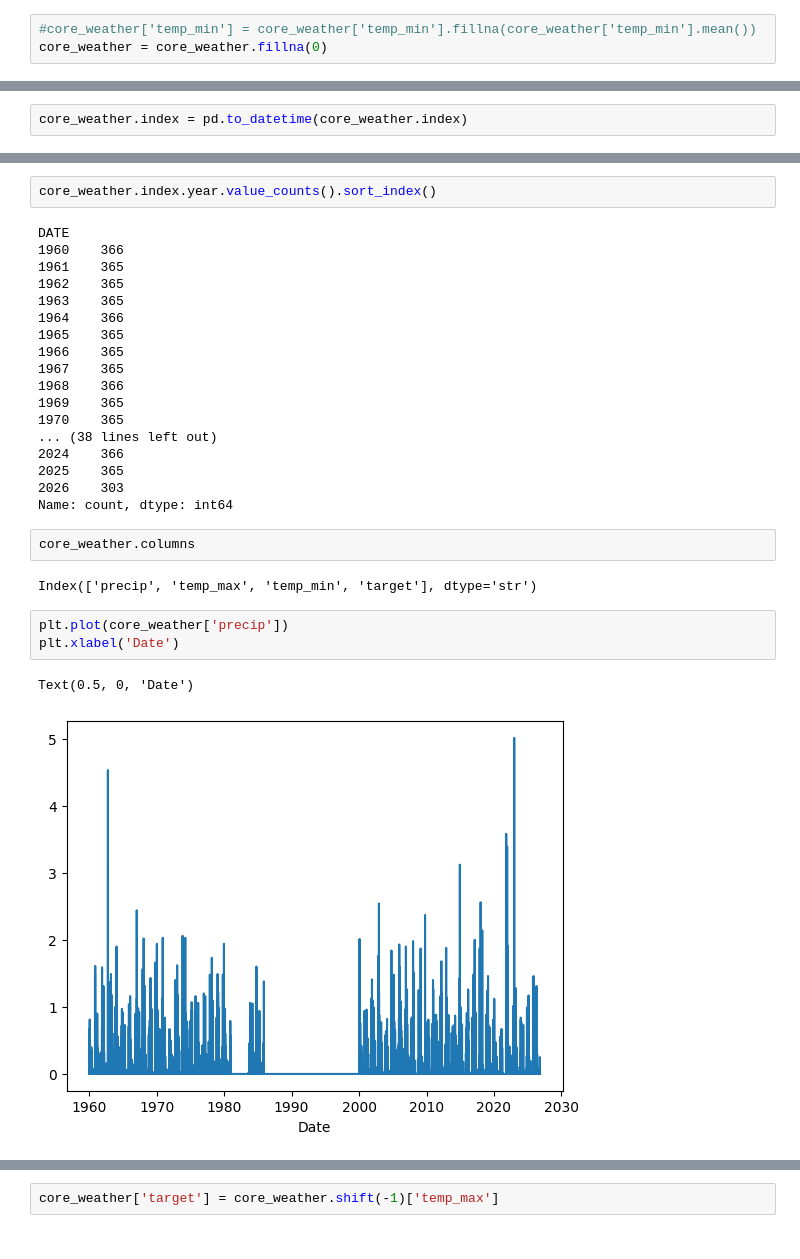
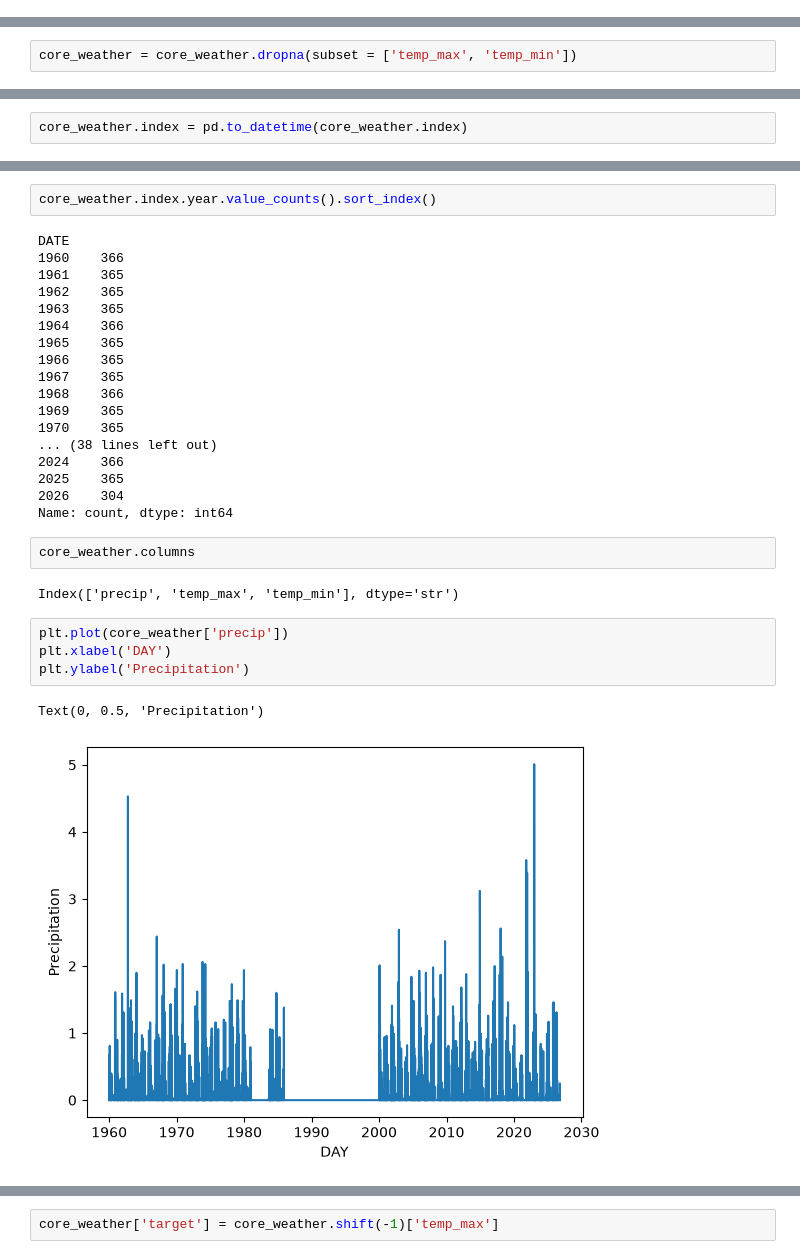
Before and after one commit to AtiJoolaei/Weather_prediciotn_Ridge_Regression, a Jupyter notebook: Basics.ipynb, the cells around one changed output, grey strips where cells are left out. Cells and saved outputs as stored; diff of their text form.

```diff
--- a/Basics.ipynb
+++ b/Basics.ipynb
@@ -212,6 +223,3 @@ core_weather[['temp_max', 'temp_min']].isnull().sum()
 temp_max    11
 temp_min    14
 dtype: int64
-# %%
-#core_weather['temp_min'] = core_weather['temp_min'].fillna(core_weather['temp_min'].mean())
-core_weather = core_weather.fillna(0)
@@ -228,0 +255,2 @@ dtype: float64
+# %%
+core_weather = core_weather.dropna(subset = ['temp_max', 'temp_min'])
@@ -303,18 +329,19 @@ DATE
 ... (38 lines left out)
 2024    366
 2025    365
-2026    303
+2026    304
 Name: count, dtype: int64
 # %%
 core_weather.columns
 # %% [output]
-Index(['precip', 'temp_max', 'temp_min', 'target'], dtype='str')
+Index(['precip', 'temp_max', 'temp_min'], dtype='str')
 # %%
 plt.plot(core_weather['precip'])
-plt.xlabel('Date')
+plt.xlabel('DAY')
+plt.ylabel('Precipitation')
 # %% [output]
-Text(0.5, 0, 'Date')
+Text(0, 0.5, 'Precipitation')
-[figure, old version]
+[figure, new version]
 # %%
 core_weather.groupby(core_weather.index.year).sum()
 # %% [output]
```
Also changed, not shown: parts of 49 cells of this notebook.
